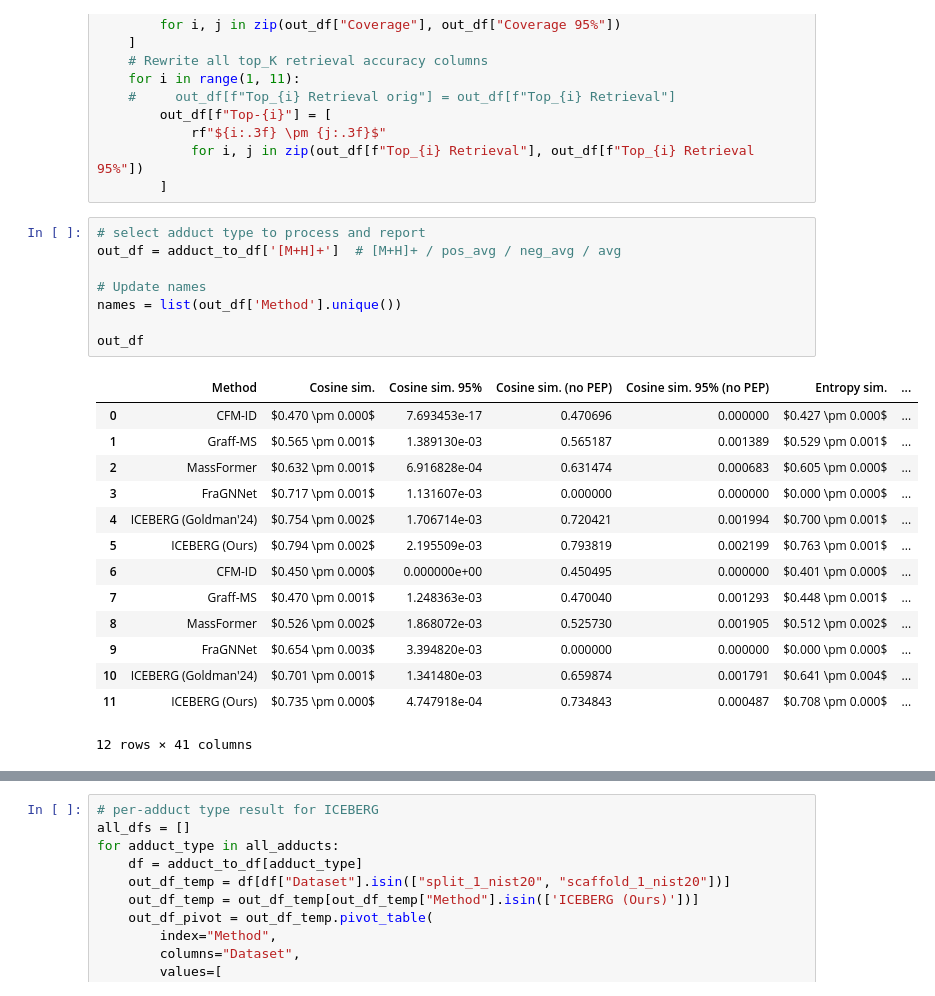
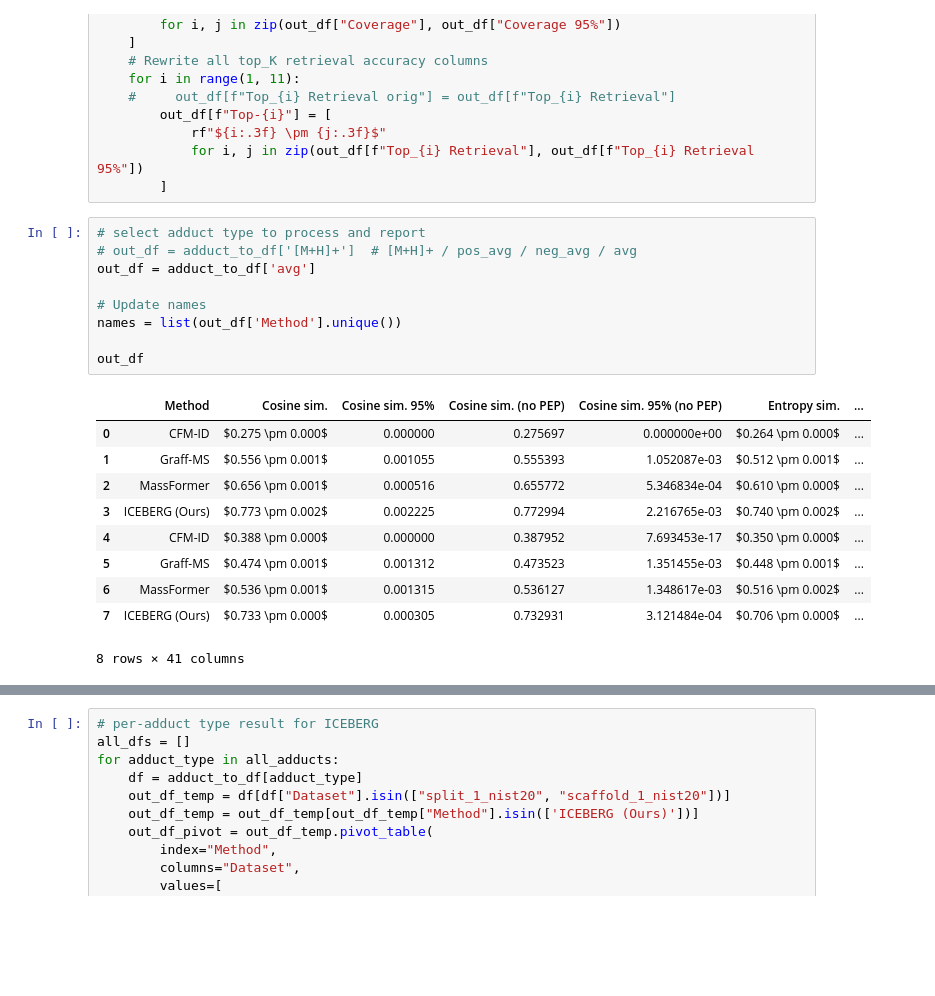
Before and after one commit to hxu129/ms-pred-original, a Jupyter notebook: notebooks/iceberg_fig_cosine_retrieval.ipynb, the cells around one changed output, grey strips where cells are left out. Saved outputs shown, nothing was run; the diff lists cells and outputs as text; blank space fills up the shorter version.

```diff
--- a/notebooks/iceberg_fig_cosine_retrieval.ipynb
+++ b/notebooks/iceberg_fig_cosine_retrieval.ipynb
@@ -203,27 +203,24 @@ for adduct_type, out_df in adduct_to_df.items():
         ]
 # %%
 # select adduct type to process and report
-out_df = adduct_to_df['[M+H]+']  # [M+H]+ / pos_avg / neg_avg / avg
+# out_df = adduct_to_df['[M+H]+']  # [M+H]+ / pos_avg / neg_avg / avg
+out_df = adduct_to_df['avg']
 
 # Update names
 names = list(out_df['Method'].unique())
 
 out_df
 # %% [output]
 |  | Method | Cosine sim. | Cosine sim. 95% | Cosine sim. (no PEP) | Cosine sim. 95% (no PEP) | Entropy sim. | ... |
-| 0 | CFM-ID | $0.470 \pm 0.000$ | 7.693453e-17 | 0.470696 | 0.000000 | $0.427 \pm 0.000$ | ... |
-| 1 | Graff-MS | $0.565 \pm 0.001$ | 1.389130e-03 | 0.565187 | 0.001389 | $0.529 \pm 0.001$ | ... |
-| 2 | MassFormer | $0.632 \pm 0.001$ | 6.916828e-04 | 0.631474 | 0.000683 | $0.605 \pm 0.000$ | ... |
-| 3 | FraGNNet | $0.717 \pm 0.001$ | 1.131607e-03 | 0.000000 | 0.000000 | $0.000 \pm 0.000$ | ... |
-| 4 | ICEBERG (Goldman'24) | $0.754 \pm 0.002$ | 1.706714e-03 | 0.720421 | 0.001994 | $0.700 \pm 0.001$ | ... |
-| 5 | ICEBERG (Ours) | $0.794 \pm 0.002$ | 2.195509e-03 | 0.793819 | 0.002199 | $0.763 \pm 0.001$ | ... |
-| 6 | CFM-ID | $0.450 \pm 0.000$ | 0.000000e+00 | 0.450495 | 0.000000 | $0.401 \pm 0.000$ | ... |
-| 7 | Graff-MS | $0.470 \pm 0.001$ | 1.248363e-03 | 0.470040 | 0.001293 | $0.448 \pm 0.001$ | ... |
-| 8 | MassFormer | $0.526 \pm 0.002$ | 1.868072e-03 | 0.525730 | 0.001905 | $0.512 \pm 0.002$ | ... |
-| 9 | FraGNNet | $0.654 \pm 0.003$ | 3.394820e-03 | 0.000000 | 0.000000 | $0.000 \pm 0.000$ | ... |
-| 10 | ICEBERG (Goldman'24) | $0.701 \pm 0.001$ | 1.341480e-03 | 0.659874 | 0.001791 | $0.641 \pm 0.004$ | ... |
-| 11 | ICEBERG (Ours) | $0.735 \pm 0.000$ | 4.747918e-04 | 0.734843 | 0.000487 | $0.708 \pm 0.000$ | ... |
+| 0 | CFM-ID | $0.275 \pm 0.000$ | 0.000000 | 0.275697 | 0.000000e+00 | $0.264 \pm 0.000$ | ... |
+| 1 | Graff-MS | $0.556 \pm 0.001$ | 0.001055 | 0.555393 | 1.052087e-03 | $0.512 \pm 0.001$ | ... |
+| 2 | MassFormer | $0.656 \pm 0.001$ | 0.000516 | 0.655772 | 5.346834e-04 | $0.610 \pm 0.000$ | ... |
+| 3 | ICEBERG (Ours) | $0.773 \pm 0.002$ | 0.002225 | 0.772994 | 2.216765e-03 | $0.740 \pm 0.002$ | ... |
+| 4 | CFM-ID | $0.388 \pm 0.000$ | 0.000000 | 0.387952 | 7.693453e-17 | $0.350 \pm 0.000$ | ... |
+| 5 | Graff-MS | $0.474 \pm 0.001$ | 0.001312 | 0.473523 | 1.351455e-03 | $0.448 \pm 0.001$ | ... |
+| 6 | MassFormer | $0.536 \pm 0.001$ | 0.001315 | 0.536127 | 1.348617e-03 | $0.516 \pm 0.002$ | ... |
+| 7 | ICEBERG (Ours) | $0.733 \pm 0.000$ | 0.000305 | 0.732931 | 3.121484e-04 | $0.706 \pm 0.000$ | ... |
-12 rows × 41 columns
+8 rows × 41 columns
 # %%
 # only build scaffold split and normal split for NIST
 
```
Also changed, not shown: parts of 31 cells of this notebook, 4 other files.
